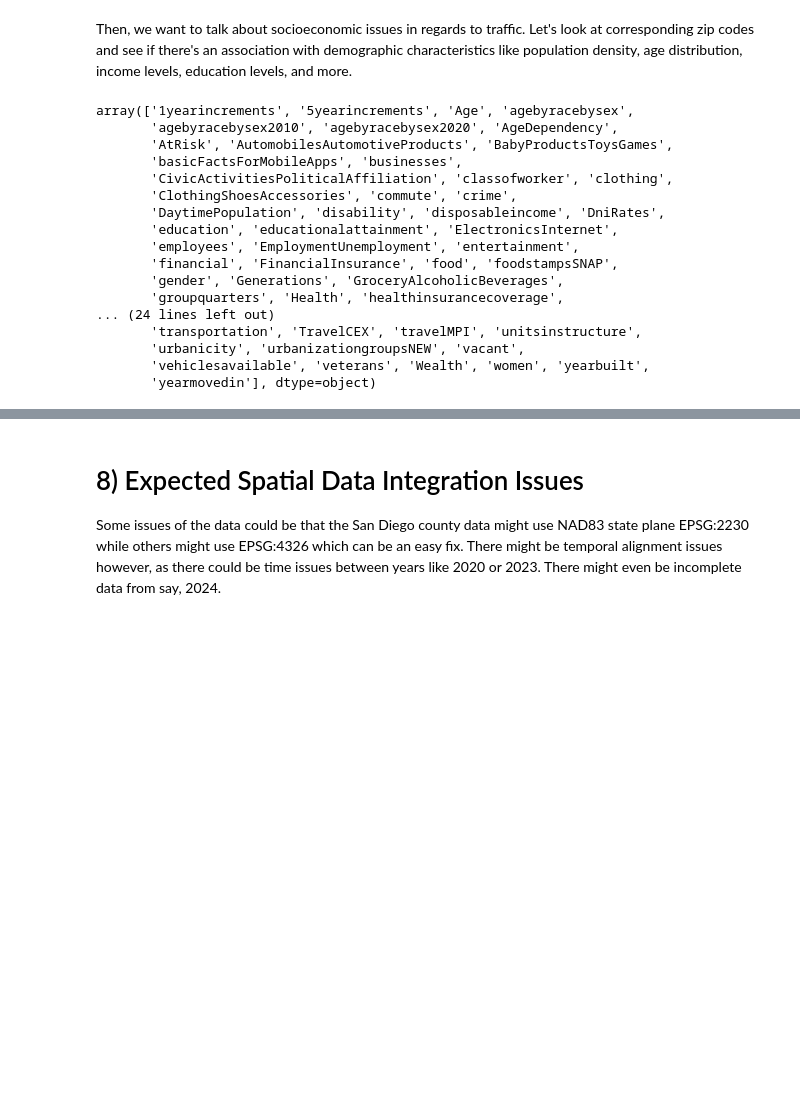
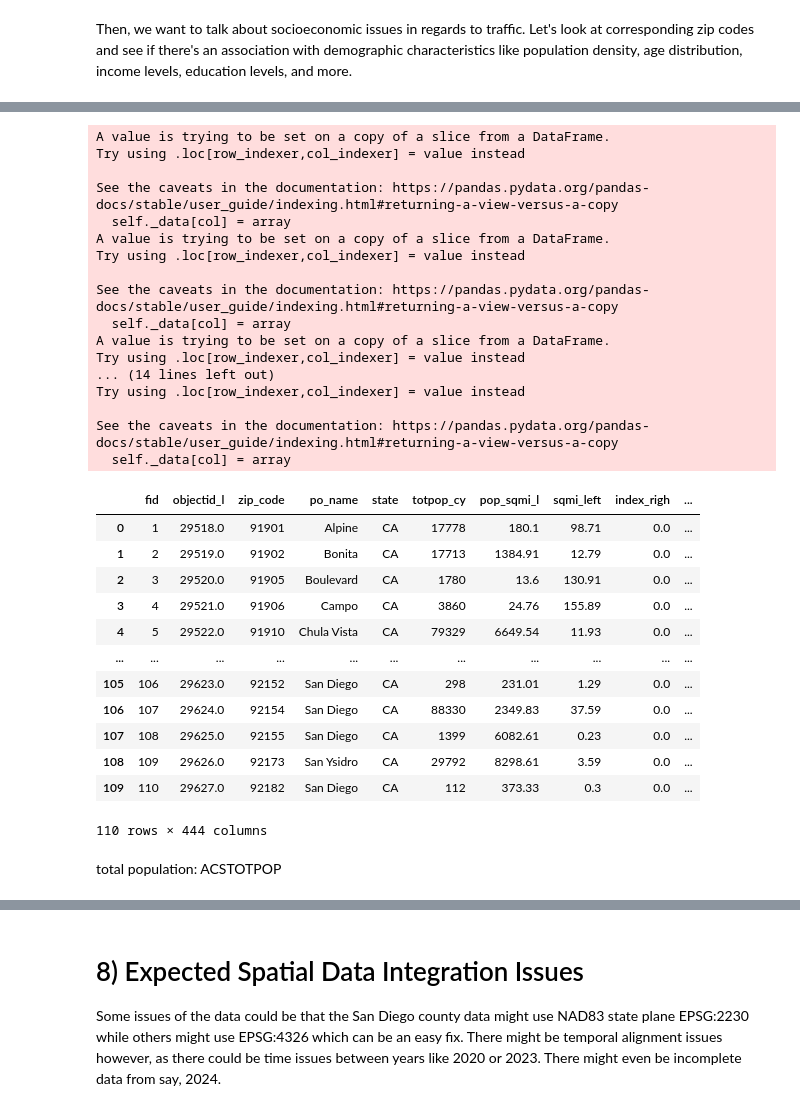
Before and after one commit to kev374k/dsc170_final_project, a Jupyter notebook: project.ipynb, the cells around one changed output, grey strips where cells are left out. Drawn from its saved outputs; the diff is of its cells as text; code cells hidden in the pictures; blank space fills up the shorter version.

```diff
--- a/project.ipynb
+++ b/project.ipynb
@@ -510,26 +510,8 @@ map4
 Map(center=[3857636.3466711883, -13042616.481232138], extent={'xmin': -13075789.689488532, 'ymin': 3818273.910…
 # %% [markdown]
 Then, we want to talk about socioeconomic issues in regards to traffic. Let's look at corresponding zip codes and see if there's an association with demographic characteristics like population density, age distribution, income levels, education levels, and more.
-# %%
-usa = Country("usa", gis=gis)
-usa.data_collections.index.unique().values
-# usa.properties.datasets
-# usa.index.unique().values
-# %% [output]
-array(['1yearincrements', '5yearincrements', 'Age', 'agebyracebysex',
-       'agebyracebysex2010', 'agebyracebysex2020', 'AgeDependency',
-       'AtRisk', 'AutomobilesAutomotiveProducts', 'BabyProductsToysGames',
-       'basicFactsForMobileApps', 'businesses',
-       'CivicActivitiesPoliticalAffiliation', 'classofworker', 'clothing',
-       'ClothingShoesAccessories', 'commute', 'crime',
-       'DaytimePopulation', 'disability', 'disposableincome', 'DniRates',
-       'education', 'educationalattainment', 'ElectronicsInternet',
-       'employees', 'EmploymentUnemployment', 'entertainment',
-       'financial', 'FinancialInsurance', 'food', 'foodstampsSNAP',
-       'gender', 'Generations', 'GroceryAlcoholicBeverages',
-       'groupquarters', 'Health', 'healthinsurancecoverage',
-... (24 lines left out)
-       'transportation', 'TravelCEX', 'travelMPI', 'unitsinstructure',
-       'urbanicity', 'urbanizationgroupsNEW', 'vacant',
-       'vehiclesavailable', 'veterans', 'Wealth', 'women', 'yearbuilt',
-       'yearmovedin'], dtype=object)
+# %%
+pd.set_option("display.max_rows", 10)
+enriched_zips = enrich(study_areas = sd_zip_codes_sdf.spatial, data_collections = ['gender', 'population', 'RaceAndEthnicity', 'householdincome', 'AtRisk'])
+enriched_zips
+# %% [output]
@@ -535,0 +534,33 @@ array(['1yearincrements', '5yearincrements', 'Age', 'agebyracebysex',
+A value is trying to be set on a copy of a slice from a DataFrame.
+Try using .loc[row_indexer,col_indexer] = value instead
+
+See the caveats in the documentation: https://pandas.pydata.org/pandas-docs/stable/user_guide/indexing.html#returning-a-view-versus-a-copy
+  self._data[col] = array
+A value is trying to be set on a copy of a slice from a DataFrame.
+Try using .loc[row_indexer,col_indexer] = value instead
+
+See the caveats in the documentation: https://pandas.pydata.org/pandas-docs/stable/user_guide/indexing.html#returning-a-view-versus-a-copy
+  self._data[col] = array
+A value is trying to be set on a copy of a slice from a DataFrame.
+Try using .loc[row_indexer,col_indexer] = value instead
+... (14 lines left out)
+Try using .loc[row_indexer,col_indexer] = value instead
+
+See the caveats in the documentation: https://pandas.pydata.org/pandas-docs/stable/user_guide/indexing.html#returning-a-view-versus-a-copy
+  self._data[col] = array
+|  | fid | objectid_l | zip_code | po_name | state | totpop_cy | pop_sqmi_l | sqmi_left | index_righ | ... |
+| 0 | 1 | 29518.0 | 91901 | Alpine | CA | 17778 | 180.1 | 98.71 | 0.0 | ... |
+| 1 | 2 | 29519.0 | 91902 | Bonita | CA | 17713 | 1384.91 | 12.79 | 0.0 | ... |
+| 2 | 3 | 29520.0 | 91905 | Boulevard | CA | 1780 | 13.6 | 130.91 | 0.0 | ... |
+| 3 | 4 | 29521.0 | 91906 | Campo | CA | 3860 | 24.76 | 155.89 | 0.0 | ... |
+| 4 | 5 | 29522.0 | 91910 | Chula Vista | CA | 79329 | 6649.54 | 11.93 | 0.0 | ... |
+| ... | ... | ... | ... | ... | ... | ... | ... | ... | ... | ... |
+| 105 | 106 | 29623.0 | 92152 | San Diego | CA | 298 | 231.01 | 1.29 | 0.0 | ... |
+| 106 | 107 | 29624.0 | 92154 | San Diego | CA | 88330 | 2349.83 | 37.59 | 0.0 | ... |
+| 107 | 108 | 29625.0 | 92155 | San Diego | CA | 1399 | 6082.61 | 0.23 | 0.0 | ... |
+| 108 | 109 | 29626.0 | 92173 | San Ysidro | CA | 29792 | 8298.61 | 3.59 | 0.0 | ... |
+| 109 | 110 | 29627.0 | 92182 | San Diego | CA | 112 | 373.33 | 0.3 | 0.0 | ... |
+110 rows × 444 columns
+# %% [markdown]
+
+total population: ACSTOTPOP
```
Also changed, not shown: parts of 8 cells of this notebook.
